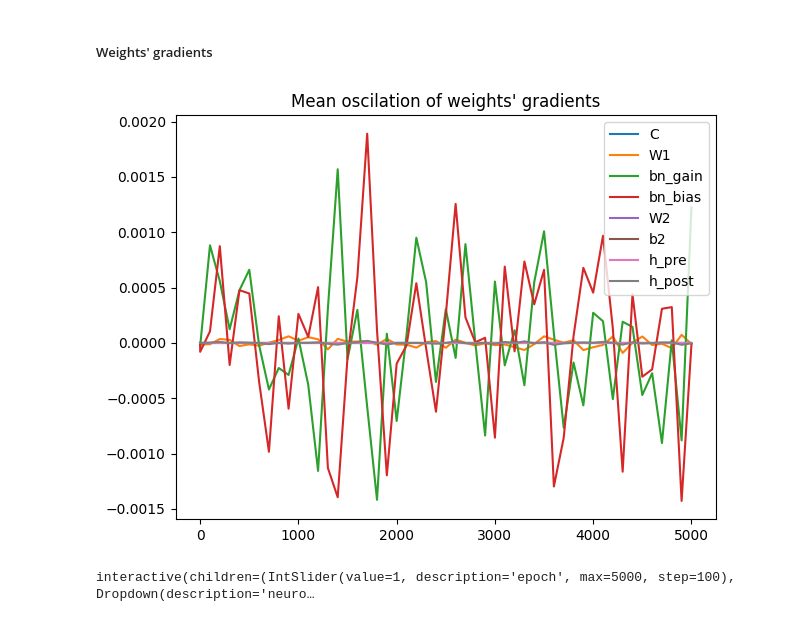
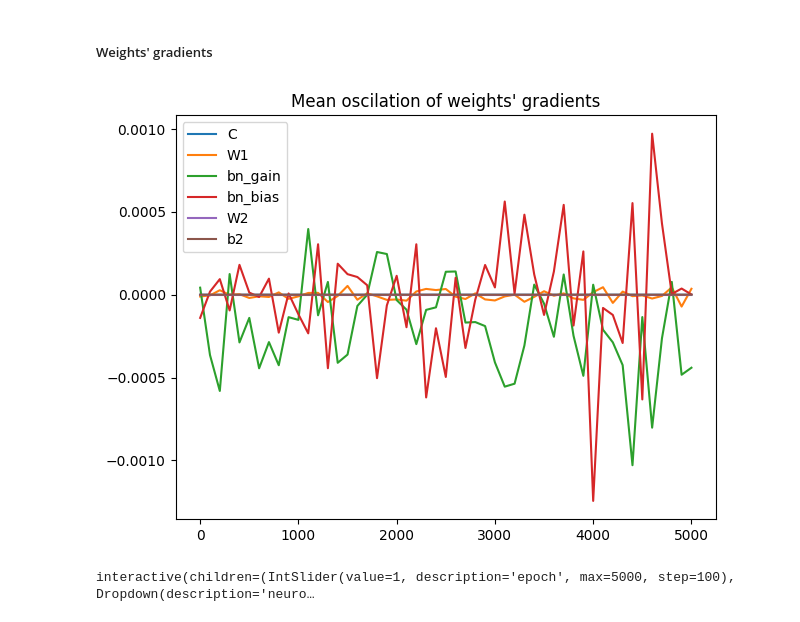
Before and after one commit to danorel/ml.fitness, a Jupyter notebook: src/makemore/notebooks/Example MLP.ipynb, the cells around one changed output. Saved outputs shown, nothing was run; the diff lists cells and outputs as text; code cells hidden in the pictures.

```diff
--- a/src/makemore/notebooks/Example MLP.ipynb
+++ b/src/makemore/notebooks/Example MLP.ipynb
@@ -157,7 +152,7 @@ neuron_to_states['h_post'].append((0, None, None))
 epochs = 5000
 log_every = 100
 
-lrs = torch.linspace(1, 0, epochs)
+lrs = torch.linspace(1e-1, 1e-2, epochs)
 
 for epoch in range(1, epochs + 1):
     # mini batch
@@ -166,7 +161,6 @@ for epoch in range(1, epochs + 1):
     # forward pass
     # logits = forward(xs_tr[batch])
     h_pre = C[xs_tr[batch]].view(-1, SEQ_SIZE * EMB_SIZE) @ W1
-    h_pre.retain_grad()
 
     h_mean = h_pre.mean(dim=0, keepdim=True)
     h_std  = h_pre.std(dim=0, keepdim=True)
@@ -177,7 +171,6 @@ for epoch in range(1, epochs + 1):
         bn_running_std = (1 - momentum) * bn_running_std + momentum * h_std
 
     h_post = h_norm.tanh()
-    h_post.retain_grad()
 
     logits = h_post @ W2 + b2
     loss   = F.cross_entropy(logits, ys_tr[batch])
@@ -199,21 +192,18 @@ for epoch in range(1, epochs + 1):
 
         # parameters
         for neuron, parameter in parameters.items():
+            data = parameter.data.detach().clone()
+            grad = parameter.grad.detach().clone()
+
             neuron_to_states[neuron].append((
                 0 if epoch == 1 else epoch,
-                parameter.data.detach().cpu().flatten().tolist(),
-                parameter.grad.detach().cpu().flatten().tolist()
+                data,
+                grad
             ))
-        neuron_to_states['h_pre'].append((
-            0 if epoch == 1 else epoch,
-            h_pre.data.detach().cpu().flatten().tolist(),
-            h_pre.grad.detach().cpu().flatten().tolist()
-        ))
-        neuron_to_states['h_post'].append((
-            0 if epoch == 1 else epoch,
-            h_post.data.detach().cpu().flatten().tolist(),
-            h_post.grad.detach().cpu().flatten().tolist()
-        ))
+            neuron_to_updates[neuron].append((
+                0 if epoch == 1 else epoch,
+                (lr * (grad.std() / data.std())).log10(),
+            ))
 
         # validation
         with torch.no_grad():
@@ -262,16 +252,22 @@ plt.show()
 # %% [markdown]
 ##### Weights' gradients
 # %%
-for neuron, parameters in neuron_to_states.items():
-    epochs = [e for e, d, g in parameters]
-    data = [np.mean(g) if g else 0.0 for e, d, g in parameters]
+for neuron, states in neuron_to_states.items():
+    epochs = [
+        e
+        for e, d, g in states
+    ]
+    data = [
+        g.flatten().mean()
+        for e, d, g in states
+    ]
     plt.plot(epochs, data, label=neuron)
 plt.title("Mean oscilation of weights' gradients")
 plt.tight_layout()
 plt.legend()
 plt.show()
 # %% [output]
-[figure, old version]
+[figure, new version]
 # %%
 from ipywidgets import interact, IntSlider, Dropdown
 
```
Also changed, not shown: parts of 12 cells of this notebook.
